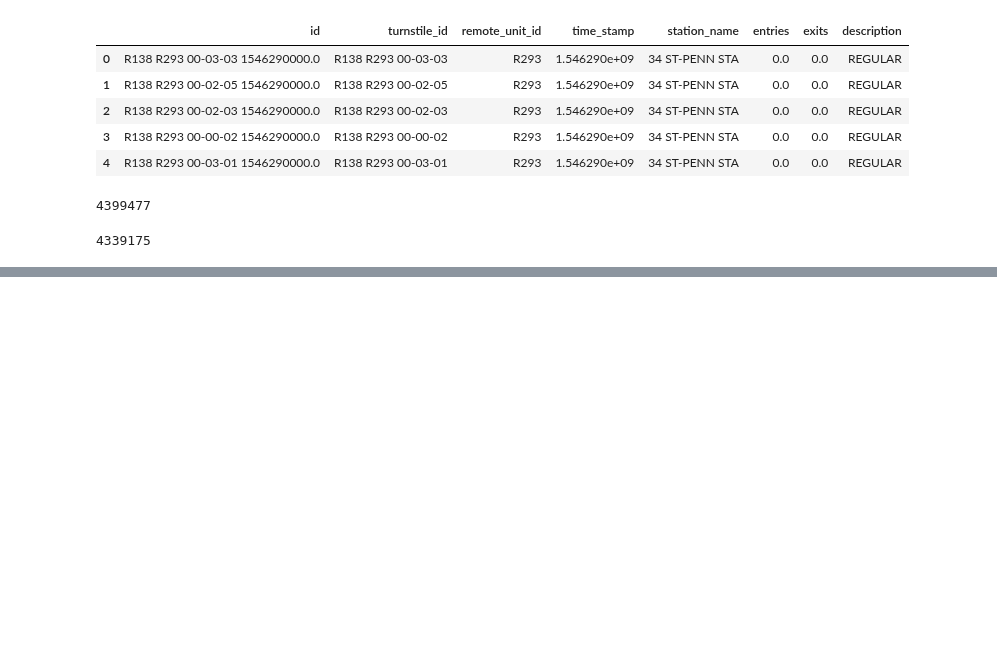
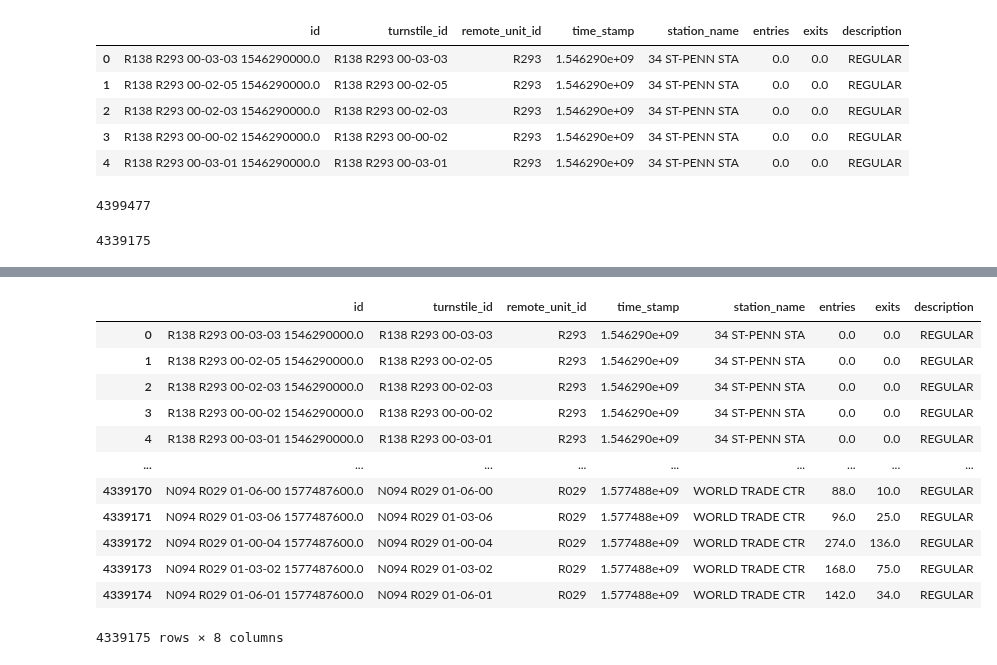
Before and after one commit to Fei117117/NYSeeNow, a Jupyter notebook: NYSeeNow-ML/SubwayData/subway.ipynb, the cells around one changed output, grey strips where cells are left out. Saved outputs shown, nothing was run; the diff lists cells and outputs as text; code cells hidden in the pictures; blank space fills up the shorter version.

```diff
--- a/NYSeeNow-ML/SubwayData/subway.ipynb
+++ b/NYSeeNow-ML/SubwayData/subway.ipynb
@@ -381,0 +369,16 @@ turnstile_data_man.head(50)
+# %%
+df_turn
+# %% [output]
+|  | id | turnstile_id | remote_unit_id | time_stamp | station_name | entries | exits | description |
+| 0 | R138 R293 00-03-03 1546290000.0 | R138 R293 00-03-03 | R293 | 1.546290e+09 | 34 ST-PENN STA | 0.0 | 0.0 | REGULAR |
+| 1 | R138 R293 00-02-05 1546290000.0 | R138 R293 00-02-05 | R293 | 1.546290e+09 | 34 ST-PENN STA | 0.0 | 0.0 | REGULAR |
+| 2 | R138 R293 00-02-03 1546290000.0 | R138 R293 00-02-03 | R293 | 1.546290e+09 | 34 ST-PENN STA | 0.0 | 0.0 | REGULAR |
+| 3 | R138 R293 00-00-02 1546290000.0 | R138 R293 00-00-02 | R293 | 1.546290e+09 | 34 ST-PENN STA | 0.0 | 0.0 | REGULAR |
+| 4 | R138 R293 00-03-01 1546290000.0 | R138 R293 00-03-01 | R293 | 1.546290e+09 | 34 ST-PENN STA | 0.0 | 0.0 | REGULAR |
+| ... | ... | ... | ... | ... | ... | ... | ... | ... |
+| 4339170 | N094 R029 01-06-00 1577487600.0 | N094 R029 01-06-00 | R029 | 1.577488e+09 | WORLD TRADE CTR | 88.0 | 10.0 | REGULAR |
+| 4339171 | N094 R029 01-03-06 1577487600.0 | N094 R029 01-03-06 | R029 | 1.577488e+09 | WORLD TRADE CTR | 96.0 | 25.0 | REGULAR |
+| 4339172 | N094 R029 01-00-04 1577487600.0 | N094 R029 01-00-04 | R029 | 1.577488e+09 | WORLD TRADE CTR | 274.0 | 136.0 | REGULAR |
+| 4339173 | N094 R029 01-03-02 1577487600.0 | N094 R029 01-03-02 | R029 | 1.577488e+09 | WORLD TRADE CTR | 168.0 | 75.0 | REGULAR |
+| 4339174 | N094 R029 01-06-01 1577487600.0 | N094 R029 01-06-01 | R029 | 1.577488e+09 | WORLD TRADE CTR | 142.0 | 34.0 | REGULAR |
+4339175 rows × 8 columns
```
Also changed, not shown: parts of 5 cells of this notebook.
